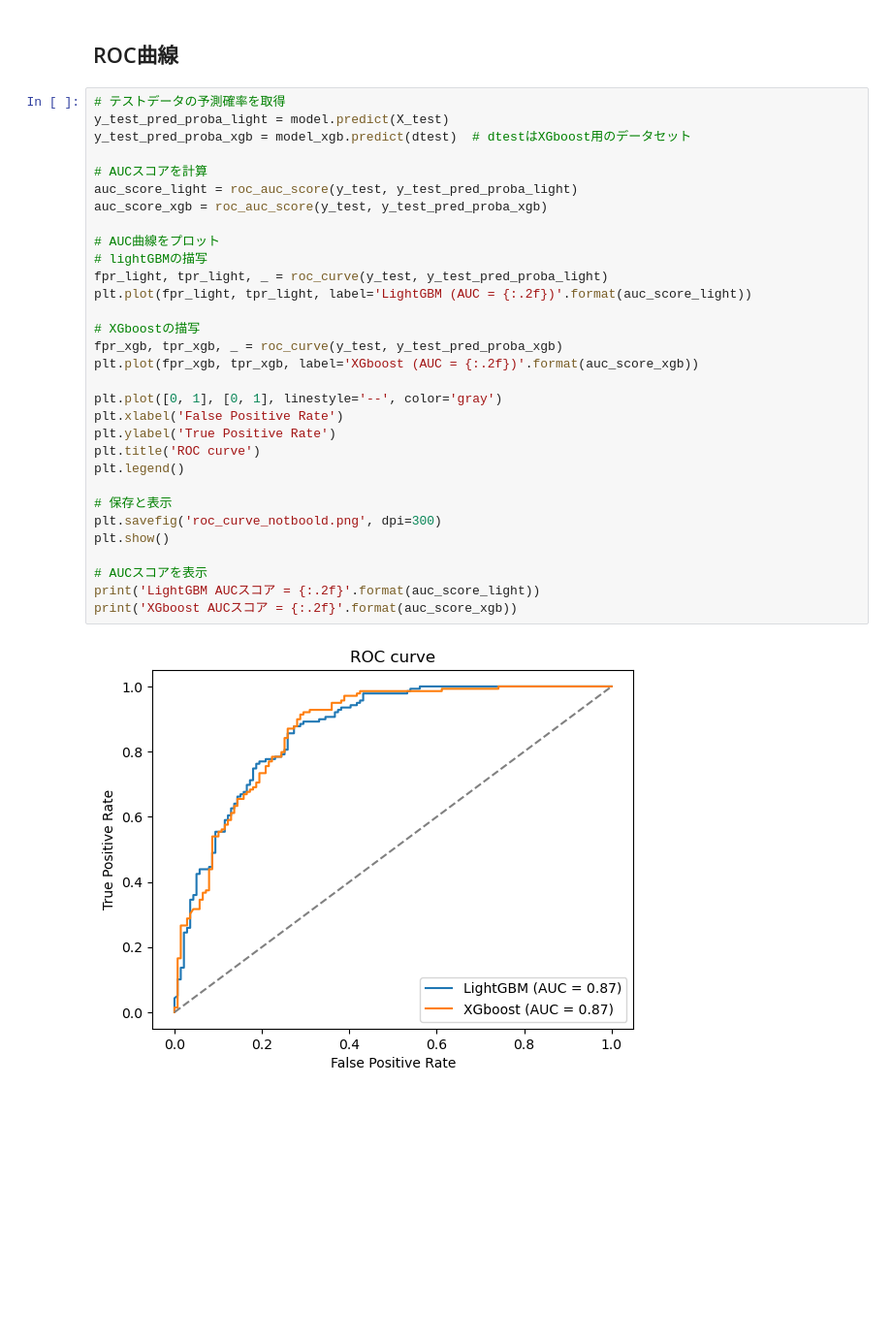
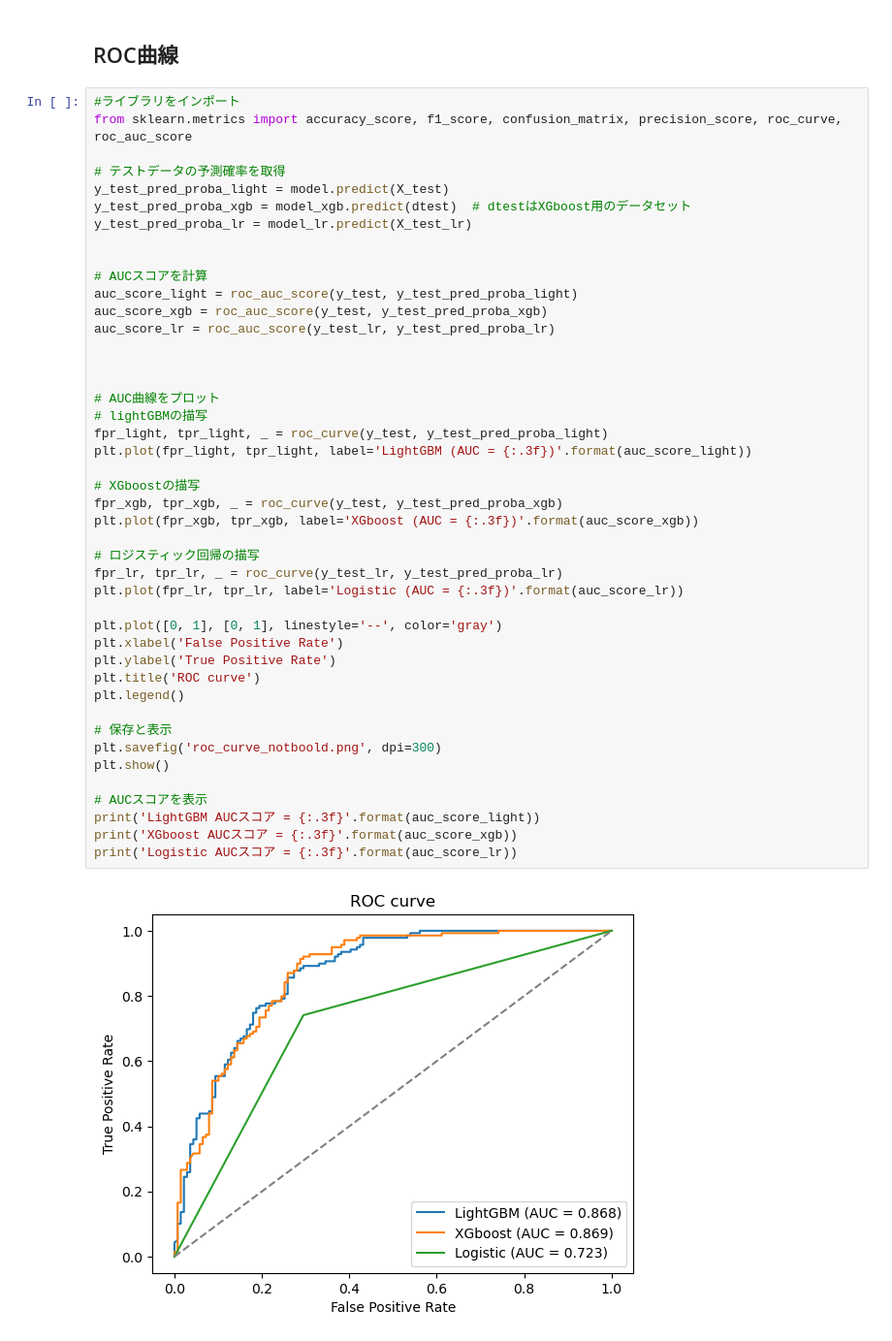
Before and after one commit to Genmai06/lightGBM_ReceiptData, a Jupyter notebook: lightgbm_ReceiptData.ipynb, the cells around one changed output. Shown at 97% size. Cells and saved outputs as stored; diff of their text form; blank space fills up the shorter version.

```diff
--- a/lightgbm_ReceiptData.ipynb
+++ b/lightgbm_ReceiptData.ipynb
@@ -191,35 +598,48 @@ df = pd.read_excel('lightGBM_data_standard.xlsx')
 # %% [markdown]
 ## ROC曲線
 # %%
+#ライブラリをインポート
+from sklearn.metrics import accuracy_score, f1_score, confusion_matrix, precision_score, roc_curve, roc_auc_score
+
 # テストデータの予測確率を取得
 y_test_pred_proba_light = model.predict(X_test)
 y_test_pred_proba_xgb = model_xgb.predict(dtest)  # dtestはXGboost用のデータセット
+y_test_pred_proba_lr = model_lr.predict(X_test_lr)
+
 
 # AUCスコアを計算
 auc_score_light = roc_auc_score(y_test, y_test_pred_proba_light)
 auc_score_xgb = roc_auc_score(y_test, y_test_pred_proba_xgb)
+auc_score_lr = roc_auc_score(y_test_lr, y_test_pred_proba_lr)
+
+
 
 # AUC曲線をプロット
 # lightGBMの描写
 fpr_light, tpr_light, _ = roc_curve(y_test, y_test_pred_proba_light)
-plt.plot(fpr_light, tpr_light, label='LightGBM (AUC = {:.2f})'.format(auc_score_light))
+plt.plot(fpr_light, tpr_light, label='LightGBM (AUC = {:.3f})'.format(auc_score_light))
 
 # XGboostの描写
 fpr_xgb, tpr_xgb, _ = roc_curve(y_test, y_test_pred_proba_xgb)
-plt.plot(fpr_xgb, tpr_xgb, label='XGboost (AUC = {:.2f})'.format(auc_score_xgb))
+plt.plot(fpr_xgb, tpr_xgb, label='XGboost (AUC = {:.3f})'.format(auc_score_xgb))
+
+# ロジスティック回帰の描写
+fpr_lr, tpr_lr, _ = roc_curve(y_test_lr, y_test_pred_proba_lr)
+plt.plot(fpr_lr, tpr_lr, label='Logistic (AUC = {:.3f})'.format(auc_score_lr))
 
 plt.plot([0, 1], [0, 1], linestyle='--', color='gray')
 plt.xlabel('False Positive Rate')
 plt.ylabel('True Positive Rate')
 plt.title('ROC curve')
 plt.legend()
 
 # 保存と表示
 plt.savefig('roc_curve_notboold.png', dpi=300)
 plt.show()
 
 # AUCスコアを表示
-print('LightGBM AUCスコア = {:.2f}'.format(auc_score_light))
-print('XGboost AUCスコア = {:.2f}'.format(auc_score_xgb))
+print('LightGBM AUCスコア = {:.3f}'.format(auc_score_light))
+print('XGboost AUCスコア = {:.3f}'.format(auc_score_xgb))
+print('Logistic AUCスコア = {:.3f}'.format(auc_score_lr))
 # %% [output]
-[figure, old version]
+[figure, new version]
```
Also changed, not shown: parts of 4 cells of this notebook, 1 other file.
